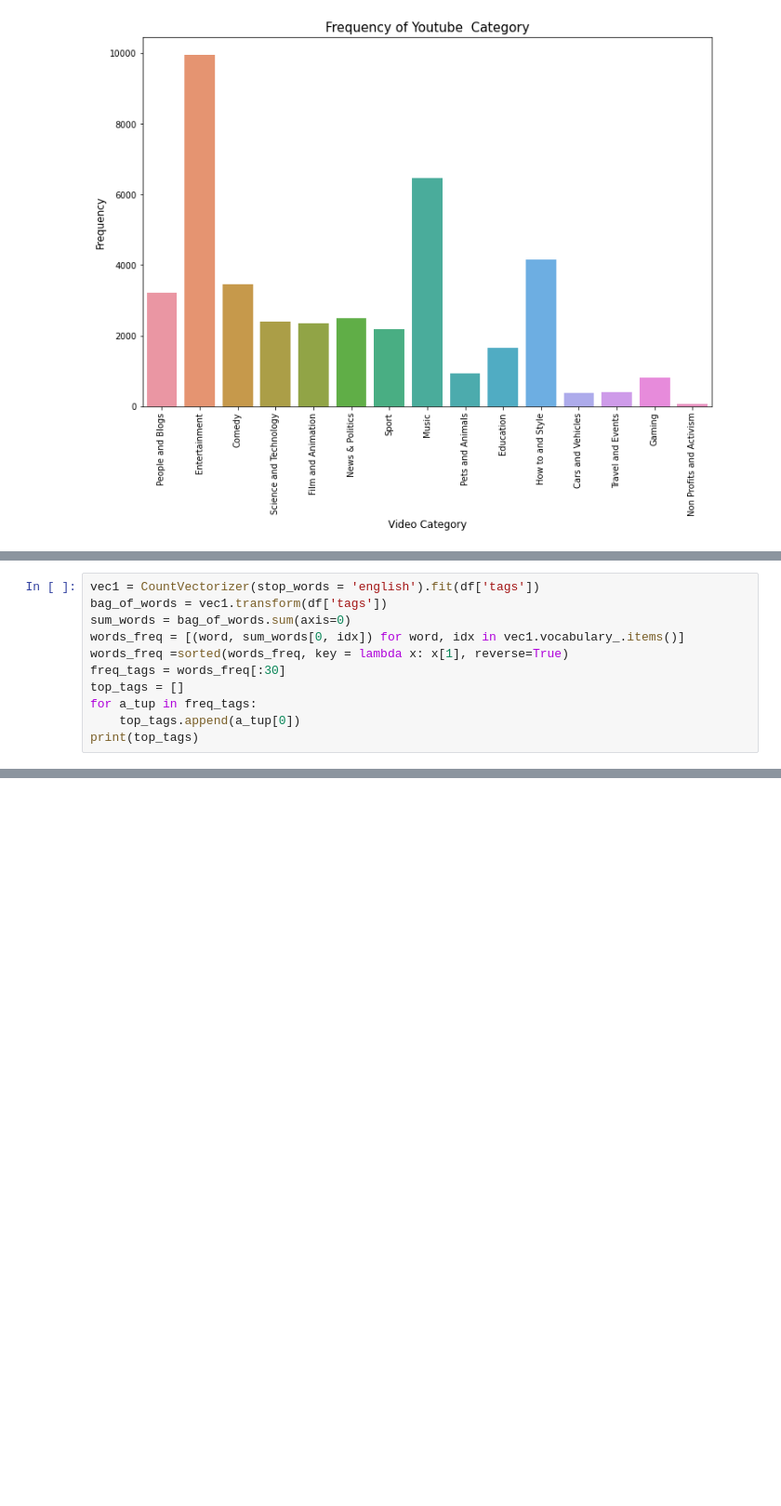
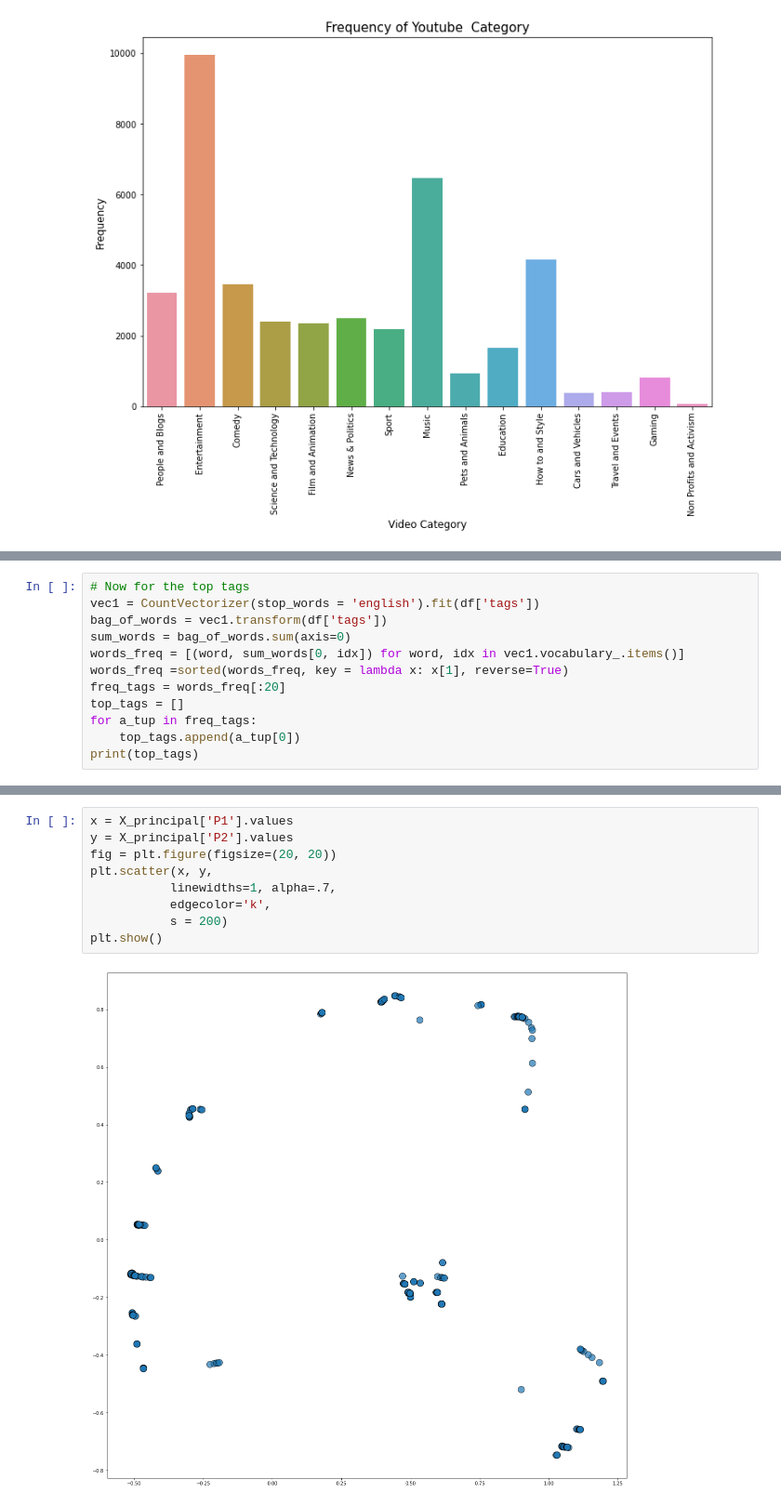
Before and after one commit to warwickwei/CS5112_project_youtube_clustering, a Jupyter notebook: YouTube_Clustering_2.0.ipynb, the cells around one changed output, grey strips where cells are left out. Shown at 93% size. Saved outputs shown, nothing was run; the diff lists cells and outputs as text; blank space fills up the shorter version.

```diff
--- a/YouTube_Clustering_2.0.ipynb
+++ b/YouTube_Clustering_2.0.ipynb
@@ -129,10 +135,11 @@ print(top_titles)
 # %%
+# Now for the top tags
 vec1 = CountVectorizer(stop_words = 'english').fit(df['tags'])
 bag_of_words = vec1.transform(df['tags'])
 sum_words = bag_of_words.sum(axis=0)
 words_freq = [(word, sum_words[0, idx]) for word, idx in vec1.vocabulary_.items()]
 words_freq =sorted(words_freq, key = lambda x: x[1], reverse=True)
-freq_tags = words_freq[:30]
+freq_tags = words_freq[:20]
 top_tags = []
 for a_tup in freq_tags:
     top_tags.append(a_tup[0])
@@ -157,0 +308,11 @@ print(top_channels)
+# %%
+x = X_principal['P1'].values
+y = X_principal['P2'].values
+fig = plt.figure(figsize=(20, 20))
+plt.scatter(x, y,
+           linewidths=1, alpha=.7,
+           edgecolor='k',
+           s = 200)
+plt.show()
+# %% [output]
+[figure, added]
```
Also changed, not shown: parts of 16 cells of this notebook.
